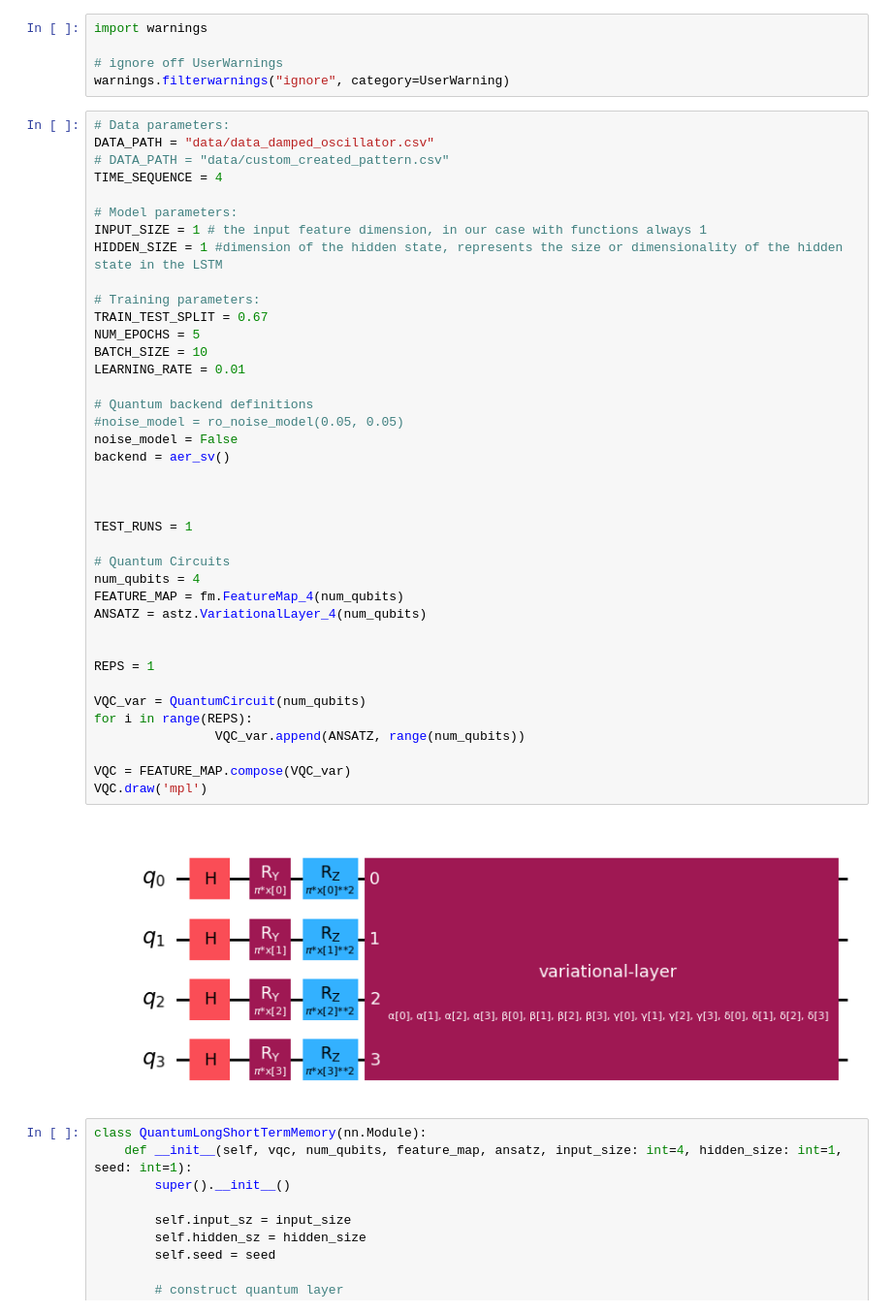
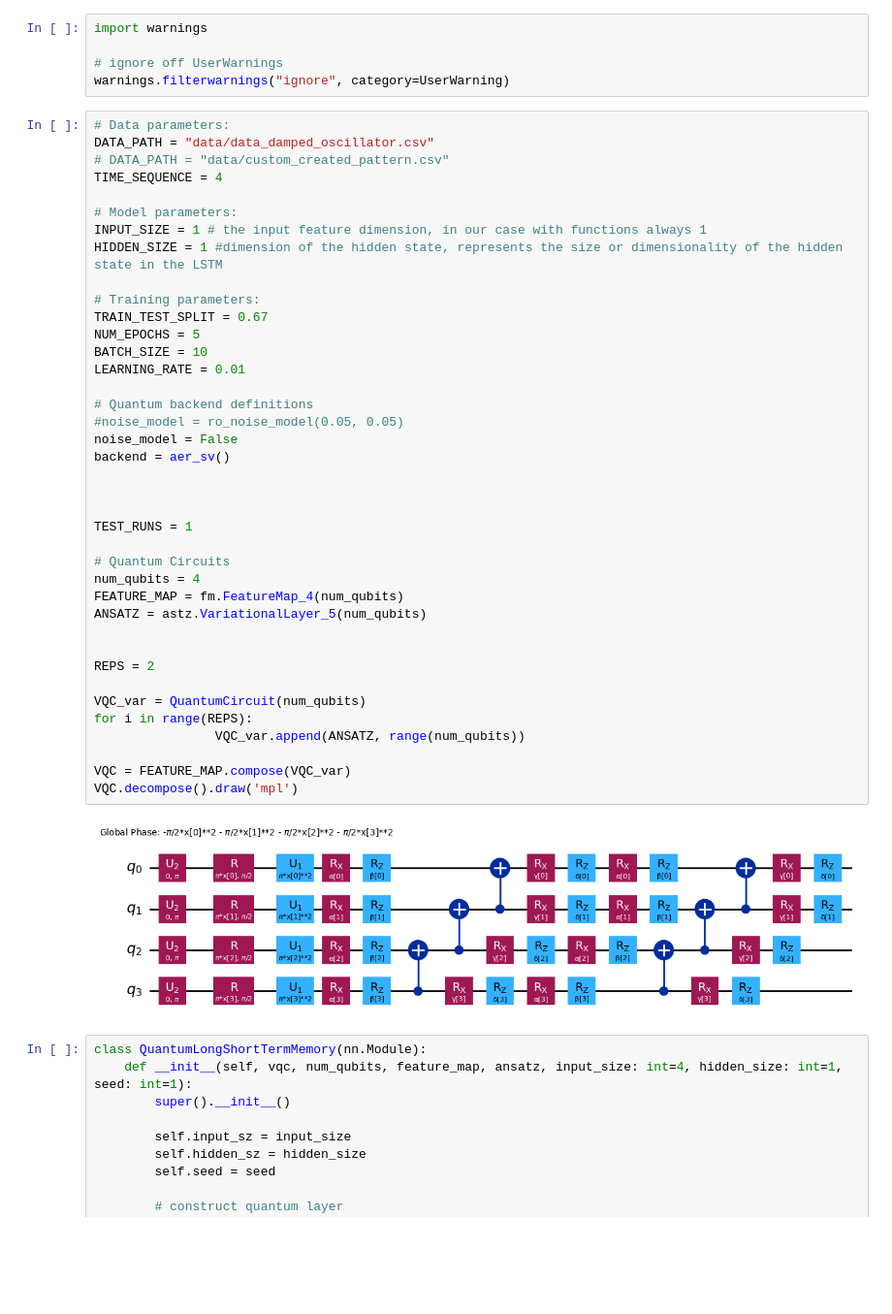
Before and after one commit to drstki/qlstm-with-qiskit-and-pytorch, a Jupyter notebook: qlstm_demonstrator.ipynb, the cells around one changed output. Shown at 97% size. Cells and saved outputs as stored; diff of their text form; blank space fills up the shorter version.

```diff
--- a/qlstm_demonstrator.ipynb
+++ b/qlstm_demonstrator.ipynb
@@ -32,37 +32,37 @@ TIME_SEQUENCE = 4
 INPUT_SIZE = 1 # the input feature dimension, in our case with functions always 1
 HIDDEN_SIZE = 1 #dimension of the hidden state, represents the size or dimensionality of the hidden state in the LSTM
 
 # Training parameters:
 TRAIN_TEST_SPLIT = 0.67
 NUM_EPOCHS = 5
 BATCH_SIZE = 10
 LEARNING_RATE = 0.01
 
 # Quantum backend definitions
 #noise_model = ro_noise_model(0.05, 0.05)
 noise_model = False
 backend = aer_sv()
 
 
 
 TEST_RUNS = 1
 
 # Quantum Circuits
 num_qubits = 4
 FEATURE_MAP = fm.FeatureMap_4(num_qubits)
-ANSATZ = astz.VariationalLayer_4(num_qubits)
+ANSATZ = astz.VariationalLayer_5(num_qubits)
 
 
-REPS = 1
+REPS = 2
 
 VQC_var = QuantumCircuit(num_qubits)
 for i in range(REPS):
                 VQC_var.append(ANSATZ, range(num_qubits))
 
 VQC = FEATURE_MAP.compose(VQC_var)
-VQC.draw('mpl')
+VQC.decompose().draw('mpl')
 # %% [output]
-[figure, old version]
+[figure, new version]
 # %%
 class QuantumLongShortTermMemory(nn.Module):
     def __init__(self, vqc, num_qubits, feature_map, ansatz, input_size: int=4, hidden_size: int=1, seed: int=1):
```
Also changed, not shown: 1 other file.
